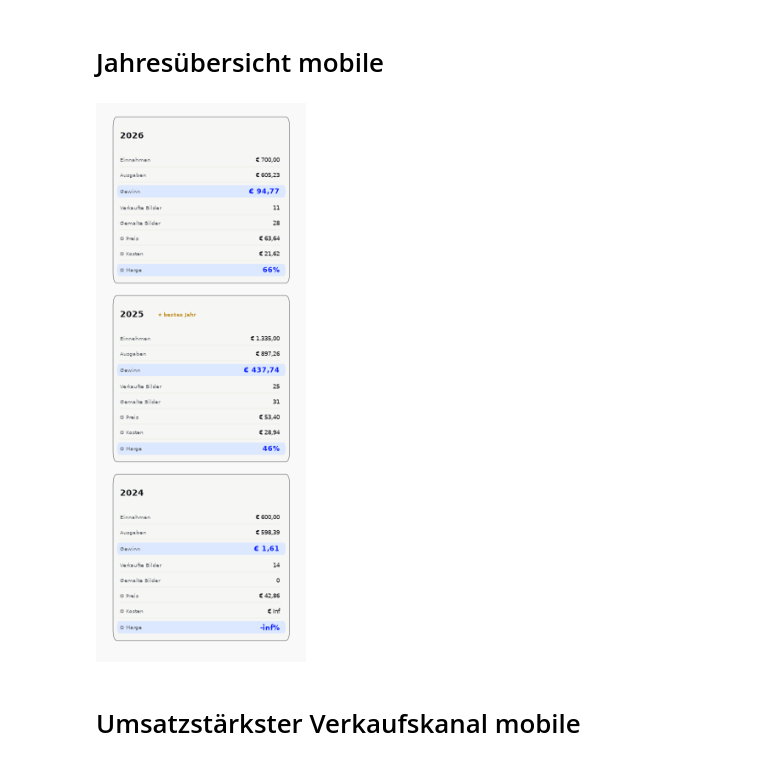
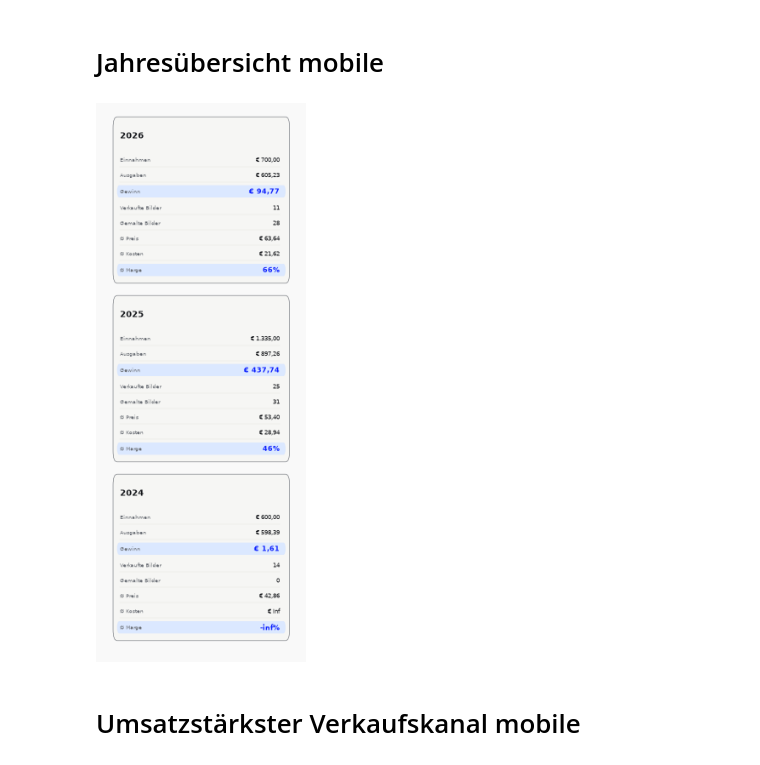
Before and after one commit to artstudio-mayer/Finanzen, a Jupyter notebook: Datenaufbereitung.ipynb, the cells around one changed output. Drawn from its saved outputs; the diff is of its cells as text; code cells hidden in the pictures.

Commit message:
Entfernung "Bestes Jahr"

```diff
--- a/Datenaufbereitung.ipynb
+++ b/Datenaufbereitung.ipynb
@@ -532,7 +532,7 @@ for i, jahr in enumerate(jahre):
     kopf_y = y + karten_hoehe - pt(KARTE_PAD) - pt(22 * SKALIERUNG)
     ax.text(0.09, kopf_y, str(jahr), fontsize=fs(16), fontweight="bold", color=FARBE_TEXT, va="center")
     if row["Gewinn"] == bester_gewinn:
-        ax.text(0.09 + 0.19, kopf_y, "★ bestes Jahr", fontsize=fs(9.5), fontweight="bold",
+        ax.text(0.09 + 0.19, kopf_y, "", fontsize=fs(9.5), fontweight="bold",
                 color=FARBE_GOLD, va="center")
 
     aktuelle_y = kopf_y - pt(32 * SKALIERUNG)
@@ -541,34 +541,34 @@ for i, jahr in enumerate(jahre):
         wert = wert_fn(row)
 
         if ist_key:
             ax.add_patch(FancyBboxPatch(
                 (0.075, aktuelle_y - pt(zeile_h) + pt(6 * SKALIERUNG)), 0.85, pt(zeile_h) - pt(10 * SKALIERUNG),
                 boxstyle="round,pad=0,rounding_size=0.012",
                 linewidth=0, facecolor=FARBE_KEY_BG
             ))
             farbe = FARBE_KEY_TEXT
             gewicht = "bold"
             groesse = fs(13)
         else:
             farbe = FARBE_TEXT
             gewicht = "normal"
             groesse = fs(12)
             # dünne Trennlinie unter normalen Zeilen
             ax.plot([0.09, 0.895], [aktuelle_y - pt(zeile_h) + pt(2 * SKALIERUNG), aktuelle_y - pt(zeile_h) + pt(2 * SKALIERUNG)],
                     color=FARBE_LINIE, linewidth=0.7 * SKALIERUNG)
 
         mitte_y = aktuelle_y - pt(zeile_h) / 2
         ax.text(0.09, mitte_y, label, fontsize=fs(10.5), color=FARBE_GRAU, va="center")
         ax.text(0.895, mitte_y, wert, fontsize=groesse, fontweight=gewicht,
                 color=farbe, va="center", ha="right")
 
         aktuelle_y -= pt(zeile_h)
 
 svg = StringIO()
 FigureCanvasSVG(fig_Jahresübersicht_mobile).print_svg(svg)
 #plt.show()
 # %% [output]
-[figure, old version]
+[figure, new version]
 # %%
 save_html(
     fig_Jahresübersicht_mobile,
```
Also changed, not shown: 11 other files.
